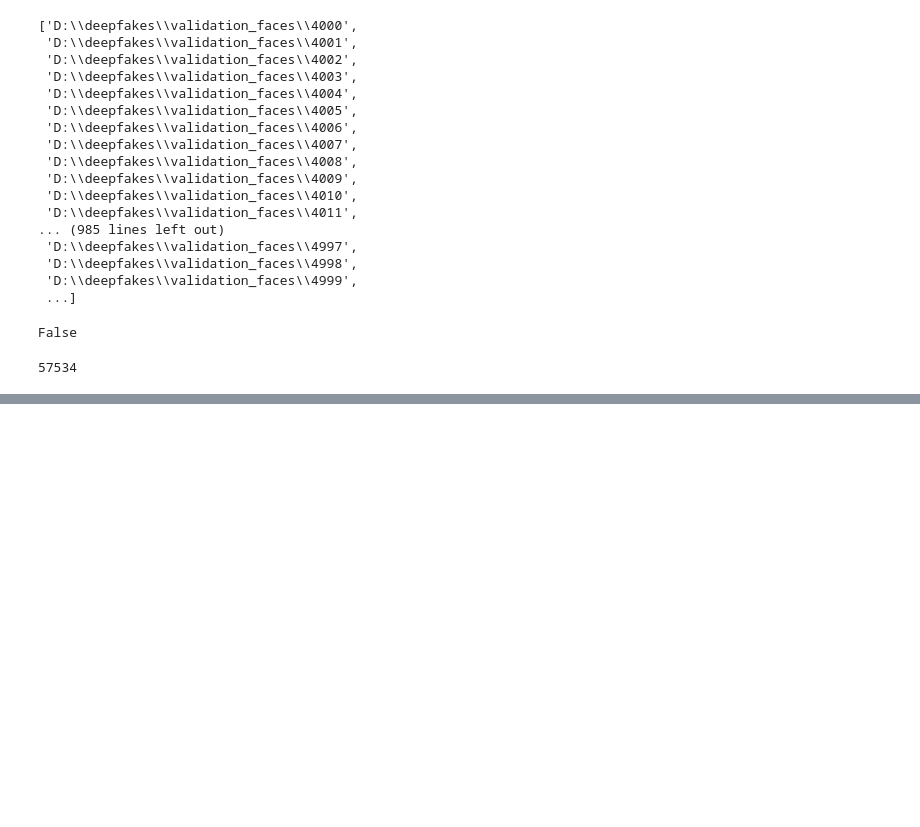
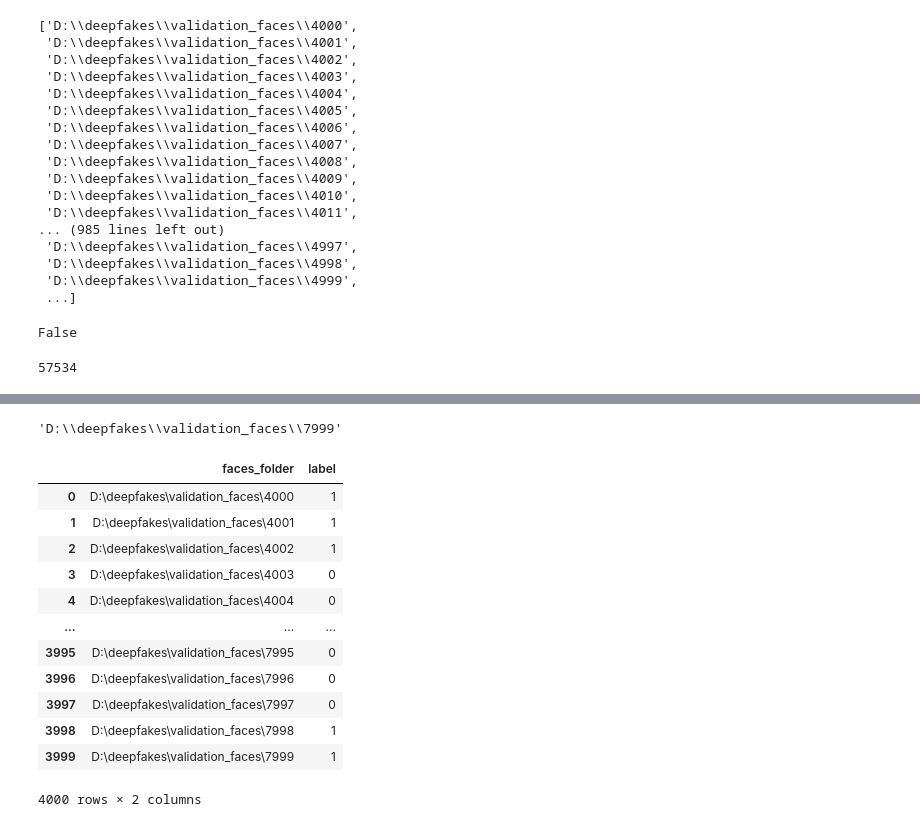
Before and after one commit to AugustasMacys/BachelorThesis, a Jupyter notebook: Create3DTestingDataset.ipynb, the cells around one changed output, grey strips where cells are left out. Cells and saved outputs as stored; diff of their text form; code cells hidden in the pictures; blank space fills up the shorter version.

```diff
--- a/Create3DTestingDataset.ipynb
+++ b/Create3DTestingDataset.ipynb
@@ -47,0 +54,2 @@ for folders in folders_to_create:
+# %%
+ground_truth_labels = pd.read_csv(r"D:\deepfakes\aws\validation\labels.csv")["label"].values
@@ -47,0 +60,29 @@ for folders in folders_to_create:
+# %%
+validation_folders = []
+
+for identifier in identifiers:
+    validation_folders.append(os.path.join(faces_folder, str(identifier)))
+# %%
+validation_folders[-1]
+# %% [output]
+'D:\\deepfakes\\validation_faces\\7999'
+# %%
+data_tuples = list(zip(validation_folders, ground_truth_labels))
+# %%
+val_dataframe = pd.DataFrame(data_tuples, columns=['faces_folder','label'])
+# %%
+val_dataframe
+# %% [output]
+|  | faces_folder | label |
+| 0 | D:\deepfakes\validation_faces\4000 | 1 |
+| 1 | D:\deepfakes\validation_faces\4001 | 1 |
+| 2 | D:\deepfakes\validation_faces\4002 | 1 |
+| 3 | D:\deepfakes\validation_faces\4003 | 0 |
+| 4 | D:\deepfakes\validation_faces\4004 | 0 |
+| ... | ... | ... |
+| 3995 | D:\deepfakes\validation_faces\7995 | 0 |
+| 3996 | D:\deepfakes\validation_faces\7996 | 0 |
+| 3997 | D:\deepfakes\validation_faces\7997 | 0 |
+| 3998 | D:\deepfakes\validation_faces\7998 | 1 |
+| 3999 | D:\deepfakes\validation_faces\7999 | 1 |
+4000 rows × 2 columns
```
Also changed, not shown: parts of 7 cells of this notebook, 4 other files.
